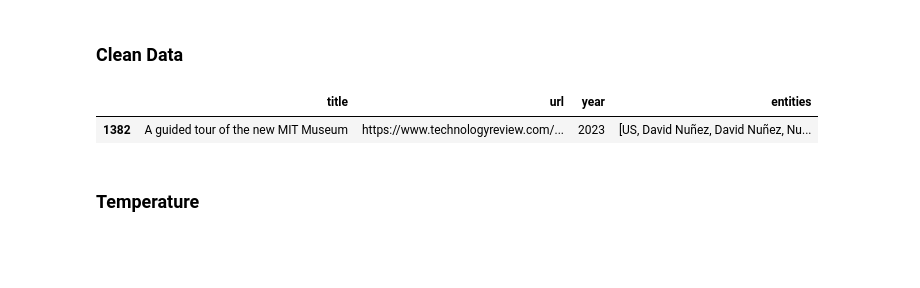
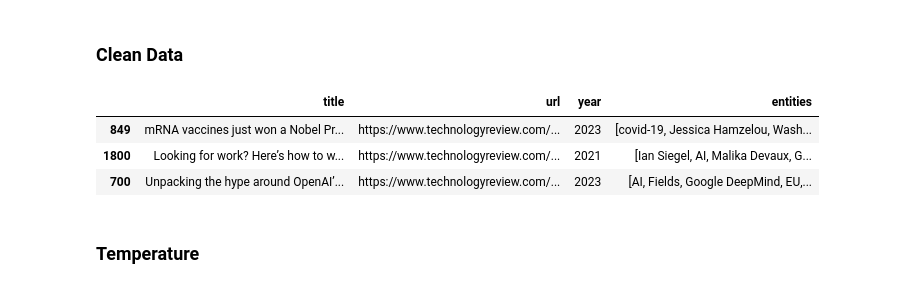
Before and after one commit to AlbaTaboada/Edgelands, a Jupyter notebook: analysis.ipynb, the cells around one changed output. Saved outputs shown, nothing was run; the diff lists cells and outputs as text; code cells hidden in the pictures; blank space fills up the shorter version.

```diff
--- a/analysis.ipynb
+++ b/analysis.ipynb
@@ -47,16 +47,25 @@ df.sample(1)
 # %% [markdown]
 ### Clean Data
 # %%
+def remove_single_word_names(individuals):
+    return [name for name in individuals if " " in name] # Function to filter names in 'IND' column
+df['IND'] = df['IND'].apply(remove_single_word_names) # Apply the function to the 'IND' column
+
+df = df[df['media_name'].str.contains("technologyreview", na=False)]
+
 def concat_entities(row):
-    return list(row['GPE']) + list(row['IND']) + list(row['ORG'])
+    concat = list(row['GPE']) + list(row['IND']) + list(row['ORG'])
+    return list(set(concat))
 df['entities'] = df.apply(concat_entities, axis=1) # Merge entities
 
 df = df.drop(['text_downloaded', 'indexed_date', 'language', 'media_url', 'id', 'text', 'publish_date', 'media_name', 'GPE', 'IND', 'ORG'], axis=1) # Delete unised arrows
 
-df.sample(1)
+df.sample(3)
 # %% [output]
 |  | title | url | year | entities |
-| 1382 | A guided tour of the new MIT Museum | https://www.technologyreview.com/... | 2023 | [US, David Nuñez, David Nuñez, Nu... |
+| 849 | mRNA vaccines just won a Nobel Pr... | https://www.technologyreview.com/... | 2023 | [covid-19, Jessica Hamzelou, Wash... |
+| 1800 | Looking for work? Here’s how to w... | https://www.technologyreview.com/... | 2021 | [Ian Siegel, AI, Malika Devaux, G... |
+| 700 | Unpacking the hype around OpenAI’... | https://www.technologyreview.com/... | 2023 | [AI, Fields, Google DeepMind, EU,... |
 # %% [markdown]
 ### Temperature
 # %%
```
Also changed, not shown: parts of 6 cells of this notebook, 2 other files.
